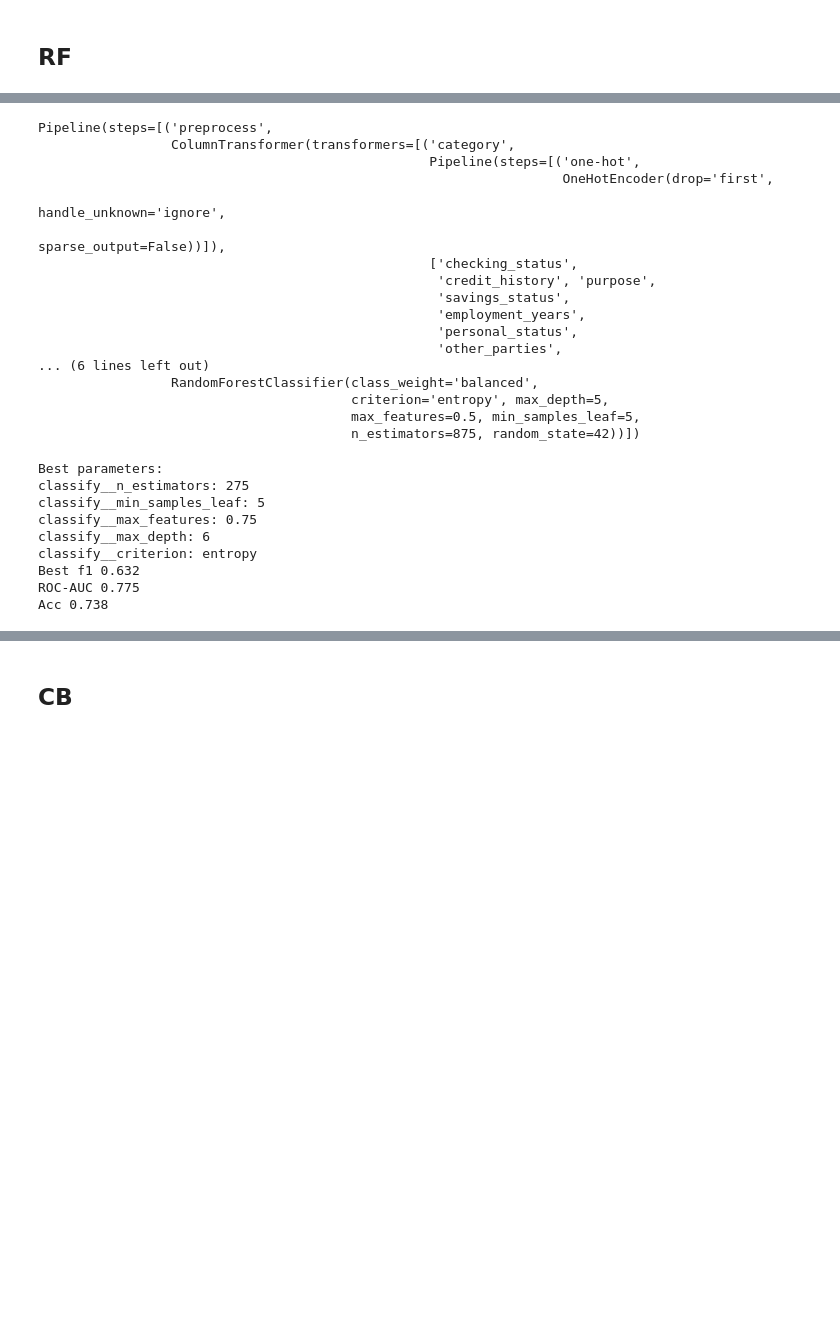
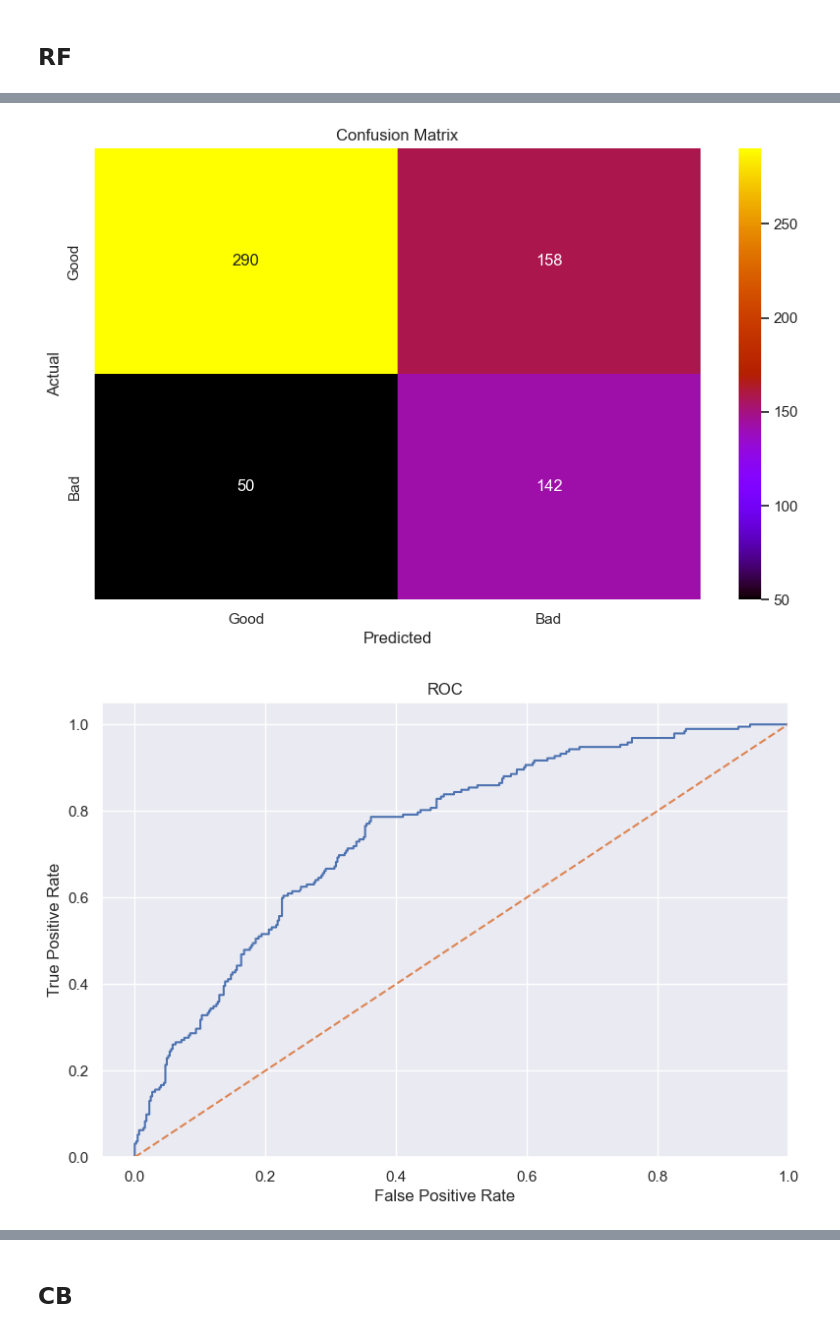
Before and after one commit to Shilenkovv/Credit_risk, a Jupyter notebook: notebooks/train.ipynb, the cells around one changed output, grey strips where cells are left out. Cells and saved outputs as stored; diff of their text form; code cells hidden in the pictures; blank space fills up the shorter version.

```diff
--- a/notebooks/train.ipynb
+++ b/notebooks/train.ipynb
@@ -188,26 +317,14 @@ rf_pipeline = Pipeline(steps=[
     ('classify', RandomForestClassifier(random_state=RANDOM_STATE, class_weight='balanced'))
 ])
 
-grid_params = {
+grid_params_rf = {
     'classify__n_estimators': range(50, 1000, 25),
     'classify__max_depth': range(1, 11),
     'classify__min_samples_leaf': [5, 10, 15, 25, 50, 60, 70, 80, 90, 100],
     'classify__criterion': ['entropy', 'gini'],
-    'classify__max_features': [None, 0.75, 0.5, 0.25]
+    'classify__max_features': [None, 0.75, 0.5, 0.25, 'sqrt', 'log2']
 }
 
+n_iter = 500
 
-n_iter = 100
-
-cls_rnd_gs = RandomizedSearchCV(
-    rf_pipeline,
-    grid_params,
-    random_state=RANDOM_STATE,
-    n_iter=n_iter,
-    cv=5,
-    verbose=0,
-    n_jobs=-2,
-    scoring='roc_auc'
-    )
-
-cls_rnd_gs.fit(train[X],train[y].values.ravel());
+best_rf_model, rf_rs = rs(rf_pipeline, grid_params_rf, n_iter, train[X], train[y])
@@ -214,38 +345,0 @@ cls_rnd_gs.fit(train[X],train[y].values.ravel());
-# %%
-cls_rnd_gs.best_estimator_
-# %% [output]
-Pipeline(steps=[('preprocess',
-                 ColumnTransformer(transformers=[('category',
-                                                  Pipeline(steps=[('one-hot',
-                                                                   OneHotEncoder(drop='first',
-                                                                                 handle_unknown='ignore',
-                                                                                 sparse_output=False))]),
-                                                  ['checking_status',
-                                                   'credit_history', 'purpose',
-                                                   'savings_status',
-                                                   'employment_years',
-                                                   'personal_status',
-                                                   'other_parties',
-... (6 lines left out)
-                 RandomForestClassifier(class_weight='balanced',
-                                        criterion='entropy', max_depth=5,
-                                        max_features=0.5, min_samples_leaf=5,
-                                        n_estimators=875, random_state=42))])
-# %%
-
-print('Best parameters:')
-for elem in cls_rnd_gs.best_params_:
-    print(f'{elem}: {cls_rnd_gs.best_params_.get(elem)}')
-print(f'Best f1 {f1_score(test[y], cls_rnd_gs.best_estimator_.predict(test[X])):.3f}')
-print(f'ROC-AUC {roc_auc_score(test[y], cls_rnd_gs.best_estimator_.predict_proba(test[X])[:,1]):.3f}')
-print(f'Acc {accuracy_score(test[y], cls_rnd_gs.best_estimator_.predict(test[X])):.3f}')
-# %% [output]
-Best parameters:
-classify__n_estimators: 275
-classify__min_samples_leaf: 5
-classify__max_features: 0.75
-classify__max_depth: 6
-classify__criterion: entropy
-Best f1 0.632
-ROC-AUC 0.775
-Acc 0.738
@@ -251,0 +349,5 @@ Acc 0.738
+# %%
+metrics = cross_val_predict(best_rf_model, kfold, train[X], train[y]);
+# %% [output]
+[figure, added]
+[figure, added]
```
Also changed, not shown: parts of 35 cells of this notebook, 3 other files.
